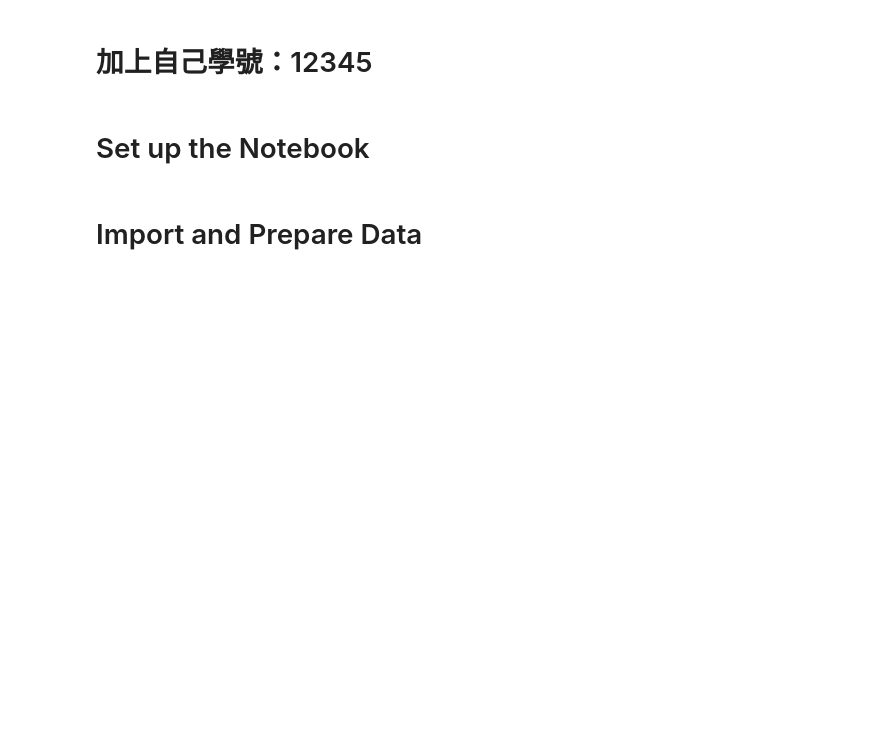
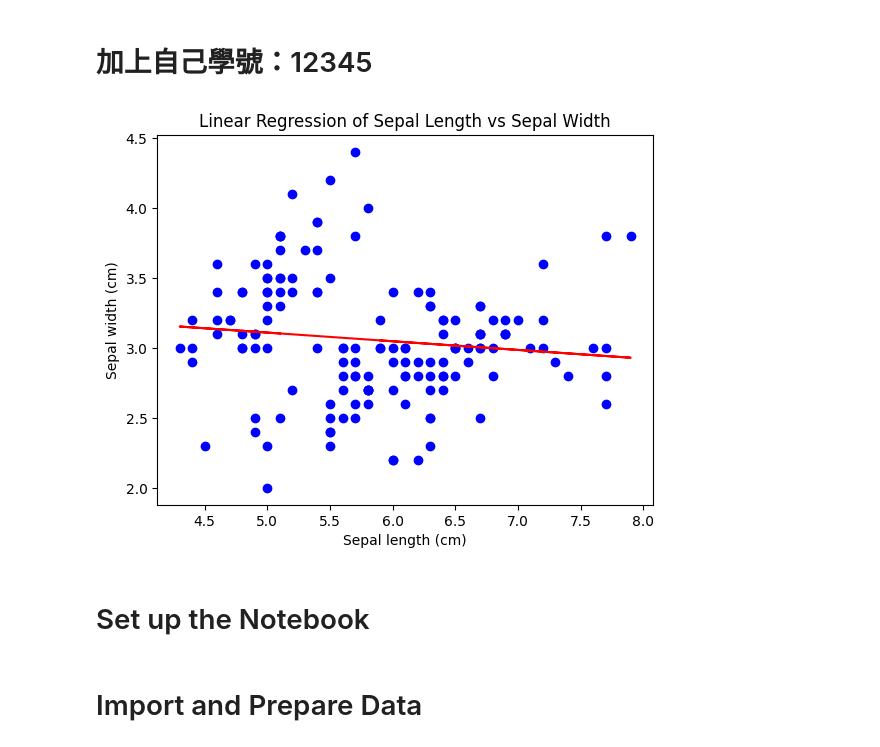
Before and after one commit to hlshao/test_Class, a Jupyter notebook: sampleCode.ipynb, the cells around one changed output. Drawn from its saved outputs; the diff is of its cells as text; code cells hidden in the pictures; blank space fills up the shorter version.

```diff
--- a/sampleCode.ipynb
+++ b/sampleCode.ipynb
@@ -2,6 +2,37 @@
 <a href="https://colab.research.google.com/github/hlshao/test_Class/blob/main/sampleCode.ipynb" target="_parent"><img src="https://colab.research.google.com/assets/colab-badge.svg" alt="Open In Colab"/></a>
 # %% [markdown]
 # 加上自己學號：12345
+# %%
+# prompt: 下載iris並繪製迴歸圖
+
+import pandas as pd
+import matplotlib.pyplot as plt
+from sklearn.linear_model import LinearRegression
+
+# Load the iris dataset
+from sklearn.datasets import load_iris
+iris = load_iris()
+df = pd.DataFrame(data=iris.data, columns=iris.feature_names)
+df['target'] = iris.target
+
+# Fit a linear regression model
+X = df[['sepal length (cm)']]
+y = df['sepal width (cm)']
+model = LinearRegression()
+model.fit(X, y)
+
+# Make predictions
+y_pred = model.predict(X)
+
+# Plot the regression line
+plt.scatter(X, y, color='blue')
+plt.plot(X, y_pred, color='red')
+plt.xlabel('Sepal length (cm)')
+plt.ylabel('Sepal width (cm)')
+plt.title('Linear Regression of Sepal Length vs Sepal Width')
+plt.show()
+# %% [output]
+[figure, added]
 # %% [markdown]
 # Set up the Notebook
 # %%
```
